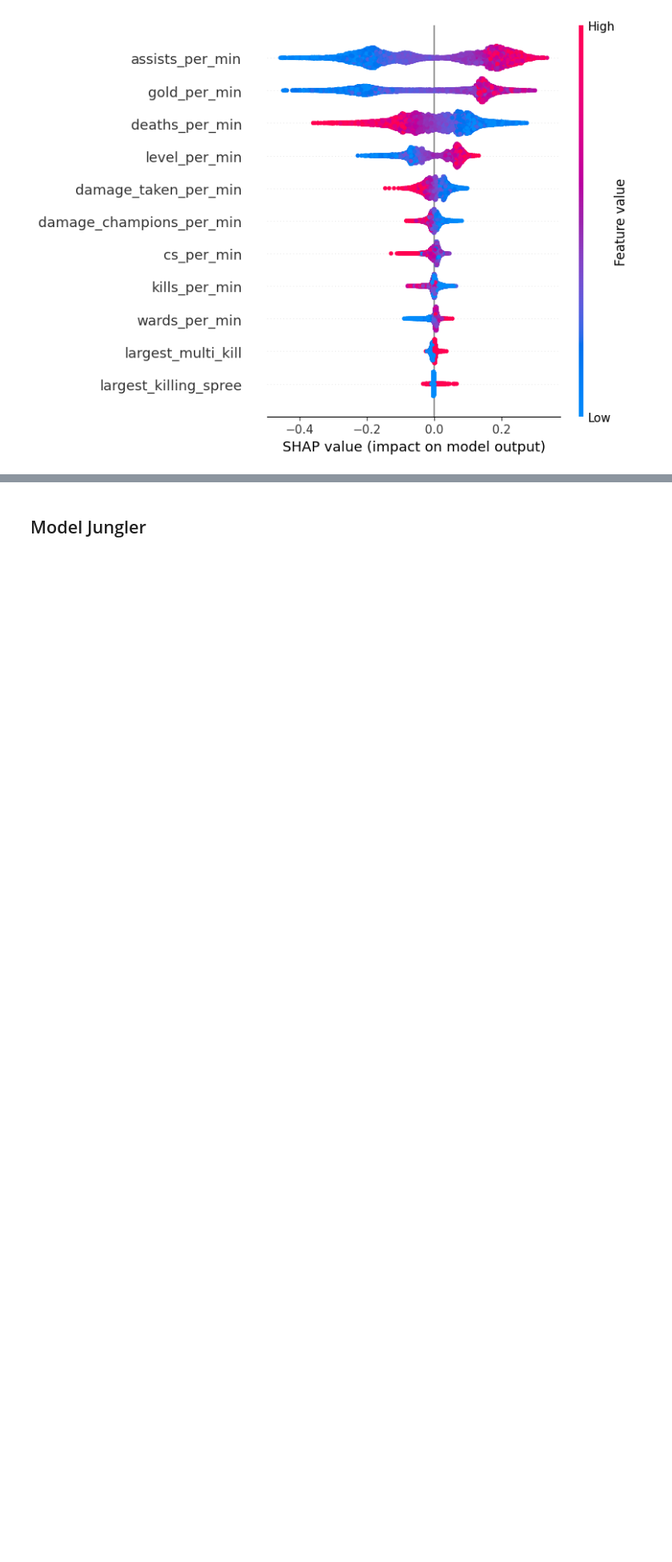
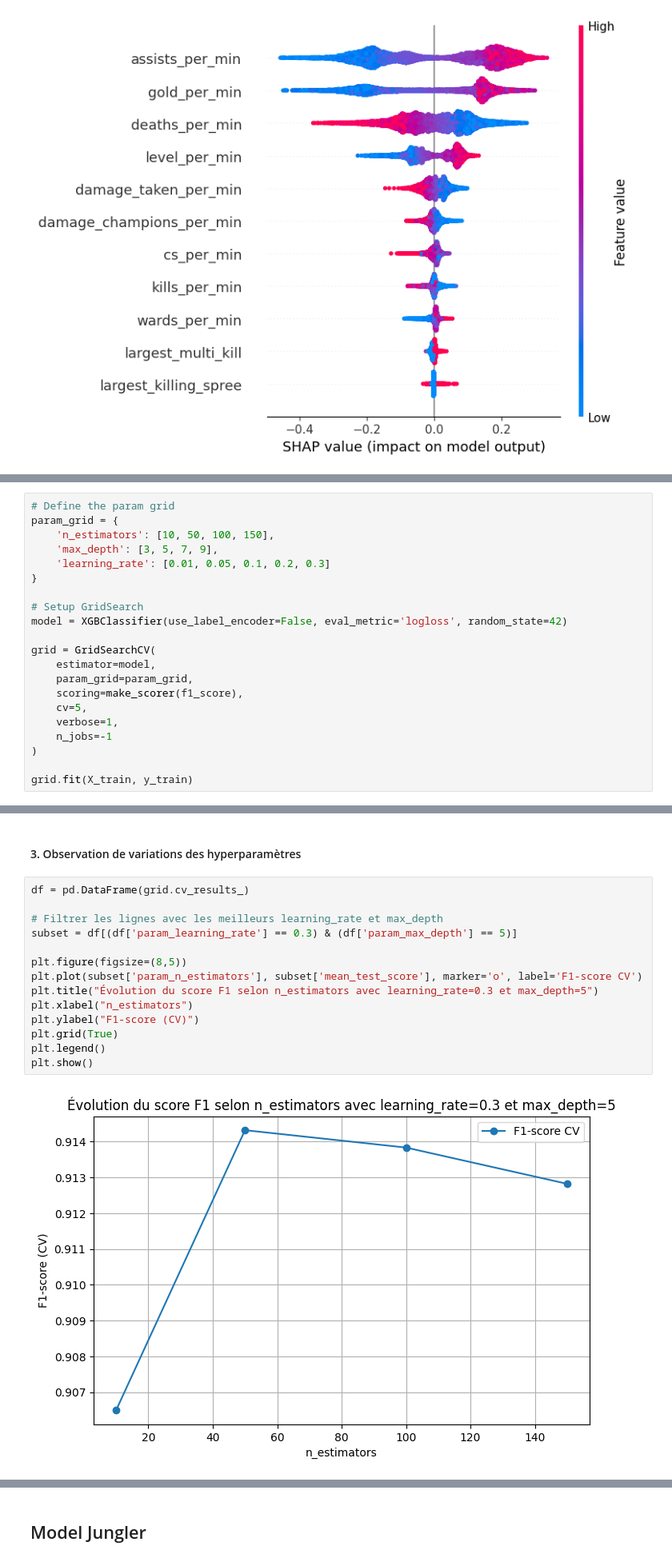
Before and after one commit to blaugrana11/ML-model_LoL, a Jupyter notebook: notebooks/mission_1.ipynb, the cells around one changed output, grey strips where cells are left out. Shown at 80% size. Drawn from its saved outputs; the diff is of its cells as text; blank space fills up the shorter version.

Commit message:
XGBoost final model Support

```diff
--- a/notebooks/mission_1.ipynb
+++ b/notebooks/mission_1.ipynb
@@ -1154,0 +1201,21 @@ shap.summary_plot(shap_values_class1, X_val)
+# %%
+# Define the param grid
+param_grid = {
+    'n_estimators': [10, 50, 100, 150],
+    'max_depth': [3, 5, 7, 9],
+    'learning_rate': [0.01, 0.05, 0.1, 0.2, 0.3]
+}
+
+# Setup GridSearch
+model = XGBClassifier(use_label_encoder=False, eval_metric='logloss', random_state=42)
+
+grid = GridSearchCV(
+    estimator=model,
+    param_grid=param_grid,
+    scoring=make_scorer(f1_score),
+    cv=5,
+    verbose=1,
+    n_jobs=-1
+)
+
+grid.fit(X_train, y_train)
@@ -1154,0 +1261,18 @@ shap.summary_plot(shap_values_class1, X_val)
+# %% [markdown]
+#### 3. Observation de variations des hyperparamètres
+# %%
+df = pd.DataFrame(grid.cv_results_)
+
+# Filtrer les lignes avec les meilleurs learning_rate et max_depth
+subset = df[(df['param_learning_rate'] == 0.3) & (df['param_max_depth'] == 5)]
+
+plt.figure(figsize=(8,5))
+plt.plot(subset['param_n_estimators'], subset['mean_test_score'], marker='o', label='F1-score CV')
+plt.title("Évolution du score F1 selon n_estimators avec learning_rate=0.3 et max_depth=5")
+plt.xlabel("n_estimators")
+plt.ylabel("F1-score (CV)")
+plt.grid(True)
+plt.legend()
+plt.show()
+# %% [output]
+[figure, added]
```
Also changed, not shown: parts of 27 cells of this notebook.
